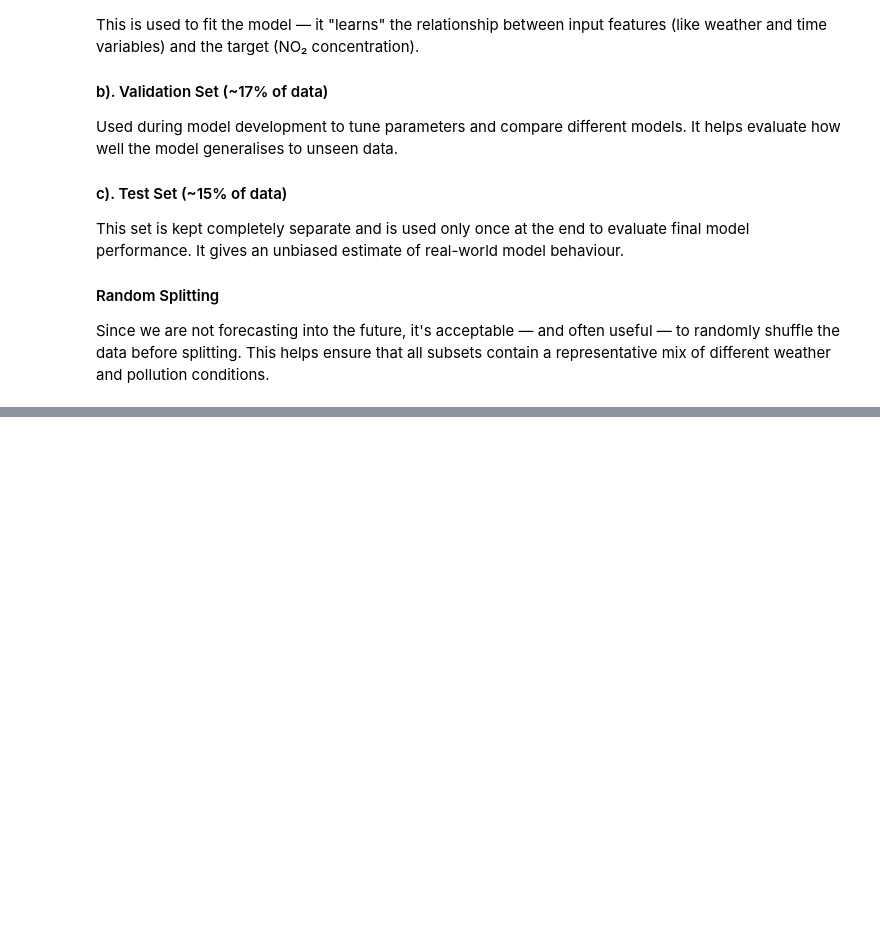
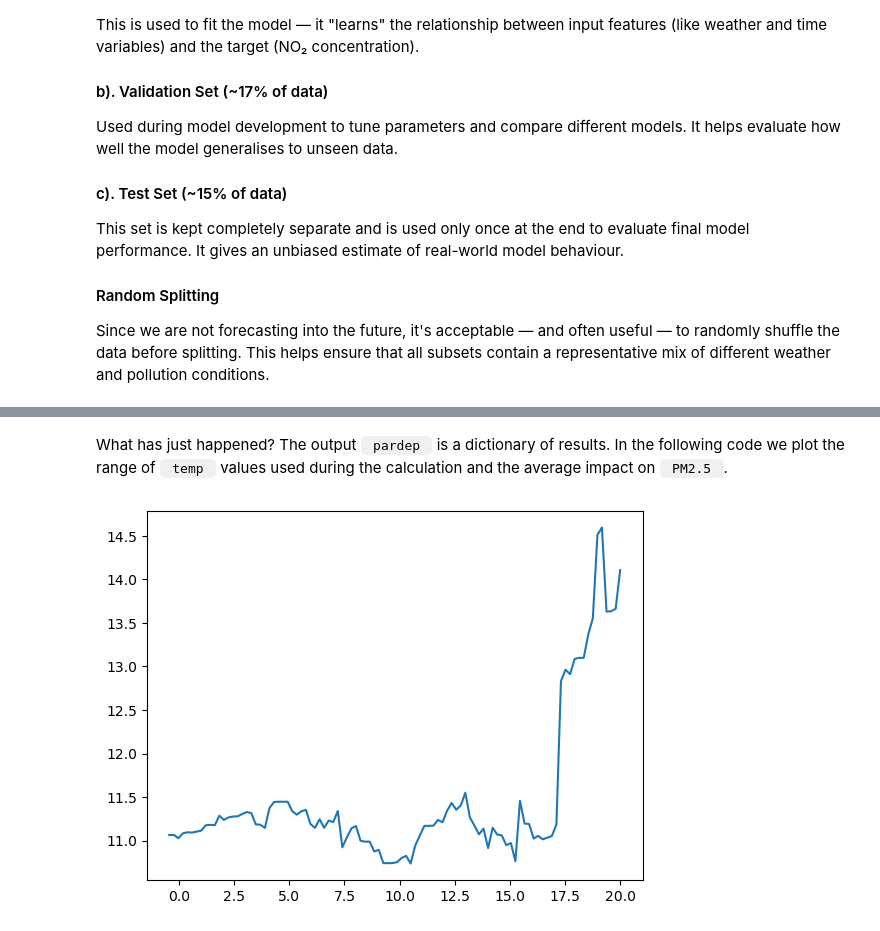
Before and after one commit to m-edal/Time-series-analytics-course, a Jupyter notebook: Practical_4_automl_shap.ipynb, the cells around one changed output, grey strips where cells are left out. Drawn from its saved outputs; the diff is of its cells as text; code cells hidden in the pictures; blank space fills up the shorter version.

```diff
--- a/Practical_4_automl_shap.ipynb
+++ b/Practical_4_automl_shap.ipynb
@@ -112,0 +145,17 @@ ModuleNotFoundError: No module named 'seaborn'
+# %%
+# Convert wind direction to a continuous variable
+MAN3_DATA['U']=np.cos(np.radians(MAN3_DATA['wd']))*MAN3_DATA['ws']
+MAN3_DATA['V']=np.sin(np.radians(MAN3_DATA['wd']))*MAN3_DATA['ws']
+# Convert string date to datetime format
+MAN3_DATA['datetime'] = pd.to_datetime(MAN3_DATA['date'])
+# sort the values according to time of measurement
+MAN3_DATA=MAN3_DATA.sort_values(by='datetime',ascending=True)
+# set the index to the datetime
+MAN3_DATA=MAN3_DATA.set_index('datetime')
+
+# Re-record time metrics in the new data frame
+MAN3_DATA['hour']=MAN3_DATA.index.hour
+MAN3_DATA['day']=MAN3_DATA.index.weekday
+MAN3_DATA['month']=MAN3_DATA.index.month
+MAN3_DATA['unix']=(MAN3_DATA.index - dt.datetime(1970,1,1)).total_seconds()
+MAN3_DATA['day_of_year']=MAN3_DATA.index.day_of_year
@@ -475,0 +531,9 @@ shap.decision_plot(expected_value, sh, X1, feature_order="hclust", return_object
+# %%
+pardep = partial_dependence(best_model, sample_df[['wd', 'ws', 'temp', 'AT2.5', 'AP2.5', 'u10', 'v10', 'd2m', 't2m', 'blh', 'sp', 'ssrd', 'tp', 'r', 'U', 'V','hour', 'day', 'month', 'unix', 'day_of_year']], ['temp'])
+# %% [markdown]
+What has just happened? The output <code> pardep </code> is a dictionary of results. In the following code we plot the range of <code> temp </code> values used during the calculation and the average impact on <code> PM2.5 </code>.
+# %%
+plt.plot(pardep['grid_values'][0],pardep['average'][0])
+plt.show()
+# %% [output]
+[figure, added]
```
Also changed, not shown: parts of 68 cells of this notebook, 1 other file.
